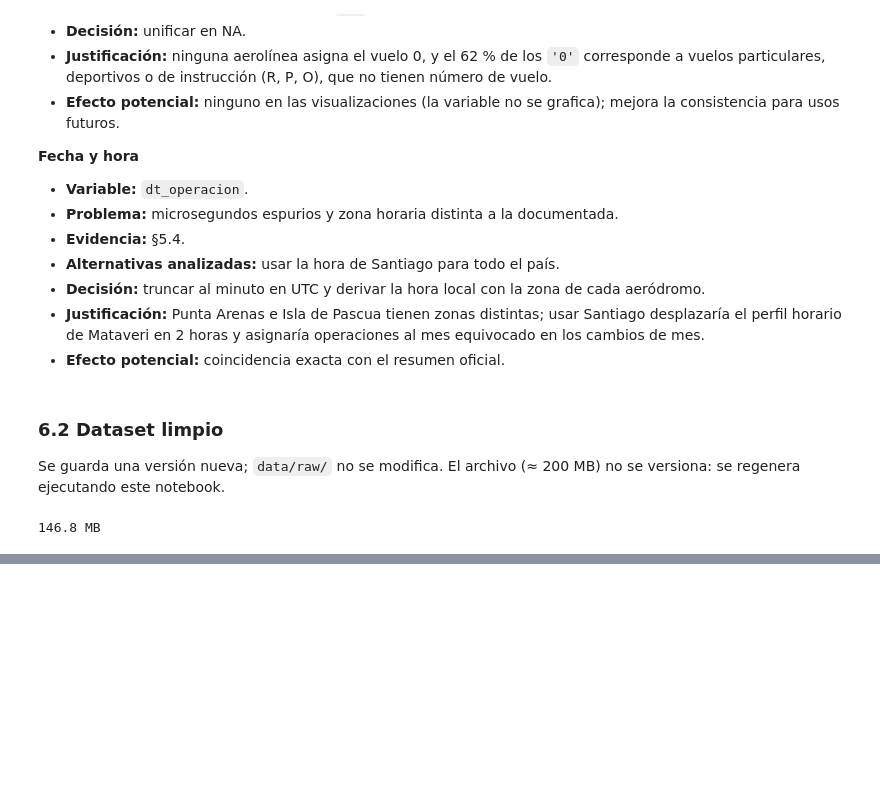
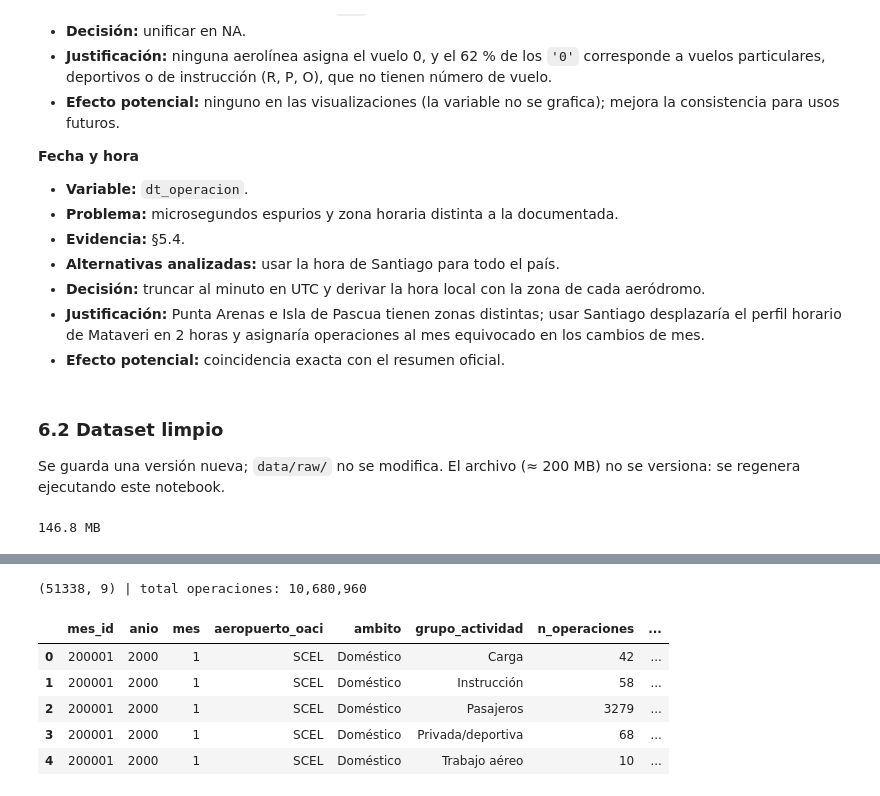
Before and after one commit to Gaboto1/visualizacion-transporte-rojas-gabriel, a Jupyter notebook: notebooks/evaluacion02.ipynb, the cells around one changed output, grey strips where cells are left out. Saved outputs shown, nothing was run; the diff lists cells and outputs as text; code cells hidden in the pictures; blank space fills up the shorter version.

```diff
--- a/notebooks/evaluacion02.ipynb
+++ b/notebooks/evaluacion02.ipynb
@@ -785,0 +837,6 @@ print(f"{(PROCESSED / 'bitacora_limpia.parquet').stat().st_size/1e6:,.1f} MB")
+# %%
+ops = df.query("tipo_operacion in ['A', 'D'] and anio >= 2000").copy()
+ops_anual = ops.query("anio <= 2025")
+print(f"Operaciones A/D 2000-01 a 2026-09: {len(ops):,}")
+print(f"Operaciones A/D años completos 2000–2025: {len(ops_anual):,}")
+print(f"Sobrevuelos excluidos del marco: {(df['tipo_operacion'] == 'W').sum():,}")
@@ -785,0 +854,19 @@ print(f"{(PROCESSED / 'bitacora_limpia.parquet').stat().st_size/1e6:,.1f} MB")
+# %%
+df.to_parquet(PROCESSED / "bitacora_procesada.parquet", compression="zstd", index=False)
+
+mensual = (ops.groupby(["mes_id", "anio", "mes", "aeropuerto_oaci", "ambito", "grupo_actividad"], observed=True)
+              .agg(n_operaciones=("tipo_operacion", "size"),
+                   aeronaves_distintas=("matricula", "nunique"),
+                   pmd_mediano=("pmd", "median"))
+              .reset_index())
+mensual.to_csv(PROCESSED / "operaciones_mensuales.csv", index=False)
+print(mensual.shape, f"| total operaciones: {mensual['n_operaciones'].sum():,}")
+mensual.head()
+# %% [output]
+(51338, 9) | total operaciones: 10,680,960
+|  | mes_id | anio | mes | aeropuerto_oaci | ambito | grupo_actividad | n_operaciones | ... |
+| 0 | 200001 | 2000 | 1 | SCEL | Doméstico | Carga | 42 | ... |
+| 1 | 200001 | 2000 | 1 | SCEL | Doméstico | Instrucción | 58 | ... |
+| 2 | 200001 | 2000 | 1 | SCEL | Doméstico | Pasajeros | 3279 | ... |
+| 3 | 200001 | 2000 | 1 | SCEL | Doméstico | Privada/deportiva | 68 | ... |
+| 4 | 200001 | 2000 | 1 | SCEL | Doméstico | Trabajo aéreo | 10 | ... |
```
Also changed, not shown: parts of 9 cells of this notebook, 1 other file.
